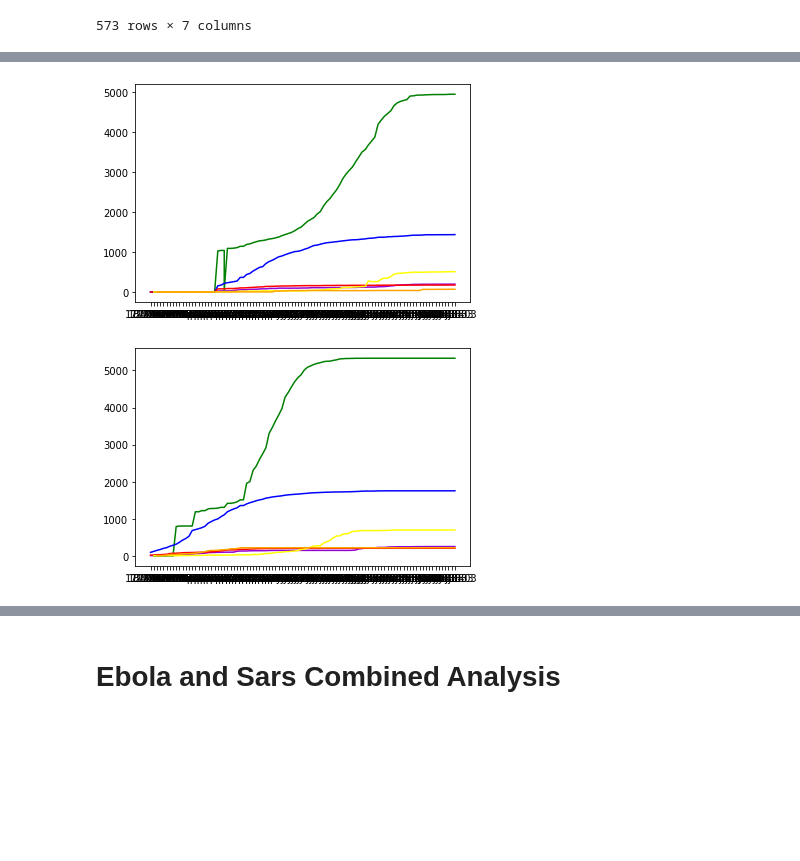
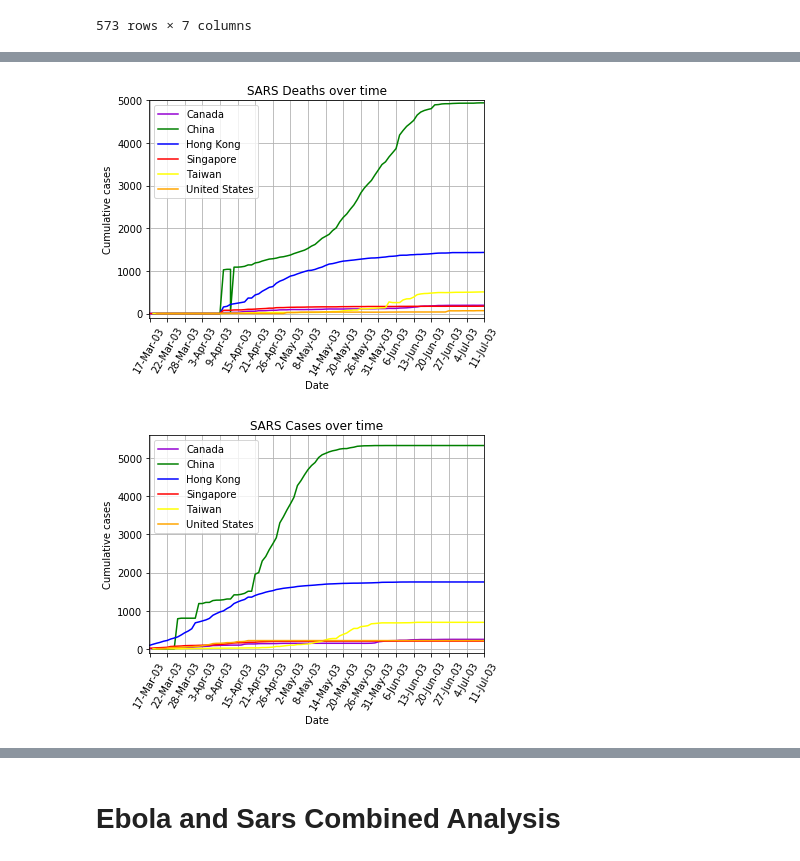
Before and after one commit to erharker/Json-s-and-the-pretty-pprintcesses, a Jupyter notebook: sars-ebola.ipynb, the cells around one changed output, grey strips where cells are left out. Drawn from its saved outputs; the diff is of its cells as text; code cells hidden in the pictures; blank space fills up the shorter version.

```diff
--- a/sars-ebola.ipynb
+++ b/sars-ebola.ipynb
@@ -624,34 +647,50 @@ yAxis2=chinaRecov
 line2 = plt.plot(xAxis2, yAxis2, color="green", label="China")
 
 #Hong Kong
 hk =topSARS.loc[topSARS["Country"]=="Hong Kong SAR, China"]
 hkRecov= hk['Number recovered']
 xAxis3=hk["Date"]
 yAxis3=hkRecov
 line3 = plt.plot(xAxis3, yAxis3, color="blue", label="Hong Kong")
 
 #Singapore
 singapore =topSARS.loc[topSARS["Country"]=="Singapore"]
 singaporeRecov= singapore['Number recovered']
 xAxis4=singapore["Date"]
 yAxis4=singaporeRecov
 line4 = plt.plot(xAxis4, yAxis4, color="red", label="Singapore")
 
 #Taiwan
 taiwan =topSARS.loc[topSARS["Country"]=="Taiwan, China"]
 taiwanRecov= taiwan['Number recovered']
 xAxis5=taiwan["Date"]
 yAxis5=taiwanRecov
 line5 = plt.plot(xAxis5, yAxis5, color="yellow", label="Taiwan")
 
 #USA
 usa =topSARS.loc[topSARS["Country"]=="United States"]
 usaRecov= usa['Number recovered']
 xAxis6=usa["Date"]
 yAxis6=usaRecov
 line6 = plt.plot(xAxis6, yAxis6, color="orange", label="United States")
+
+plt.legend(loc="best")
+plt.ylabel('Cumulative cases')
+plt.xlabel("Date")
+plt.title('SARS Deaths over time')
+plt.xlim(xmax=0)
+plt.xlim(xmin=0)
+plt.ylim(ymax=5000)
+plt.ylim(ymin=-100)
+plt.xticks(np.arange(0, 100, step=5))
+plt.xticks(rotation=60,horizontalalignment="center")
+
+
+plt.grid()
+plt.show()
+plt.savefig('Resources/SarsDeaths.png')
 # %% [output]
-[figure, old version]
+[figure, new version]
 # %%
 #Cases by Country over Time Period
 
@@ -696,8 +735,22 @@ usaCases= usa['Cumulative number of case(s)']
 xAxis6=usa["Date"]
 yAxis6=usaCases
 line6 = plt.plot(xAxis6, yAxis6, color="orange", label="United States")
+
+plt.legend(loc="best")
+plt.ylabel('Cumulative cases')
+plt.xlabel("Date")
+plt.title('SARS Cases over time')
+plt.xlim(xmin=0)
+plt.xlim(xmax=0)
+plt.ylim(ymin=-100)
+plt.xticks(np.arange(0, 100, step=5))
+plt.xticks(rotation=60,horizontalalignment="center")
+
+plt.grid()
+plt.show()
+plt.savefig('Resources/SarsCases.png')
 # %% [output]
-[figure, old version]
+[figure, new version]
 # %%
 #Rates Dataframe
 
```
Also changed, not shown: parts of 43 cells of this notebook, 6 other files.
